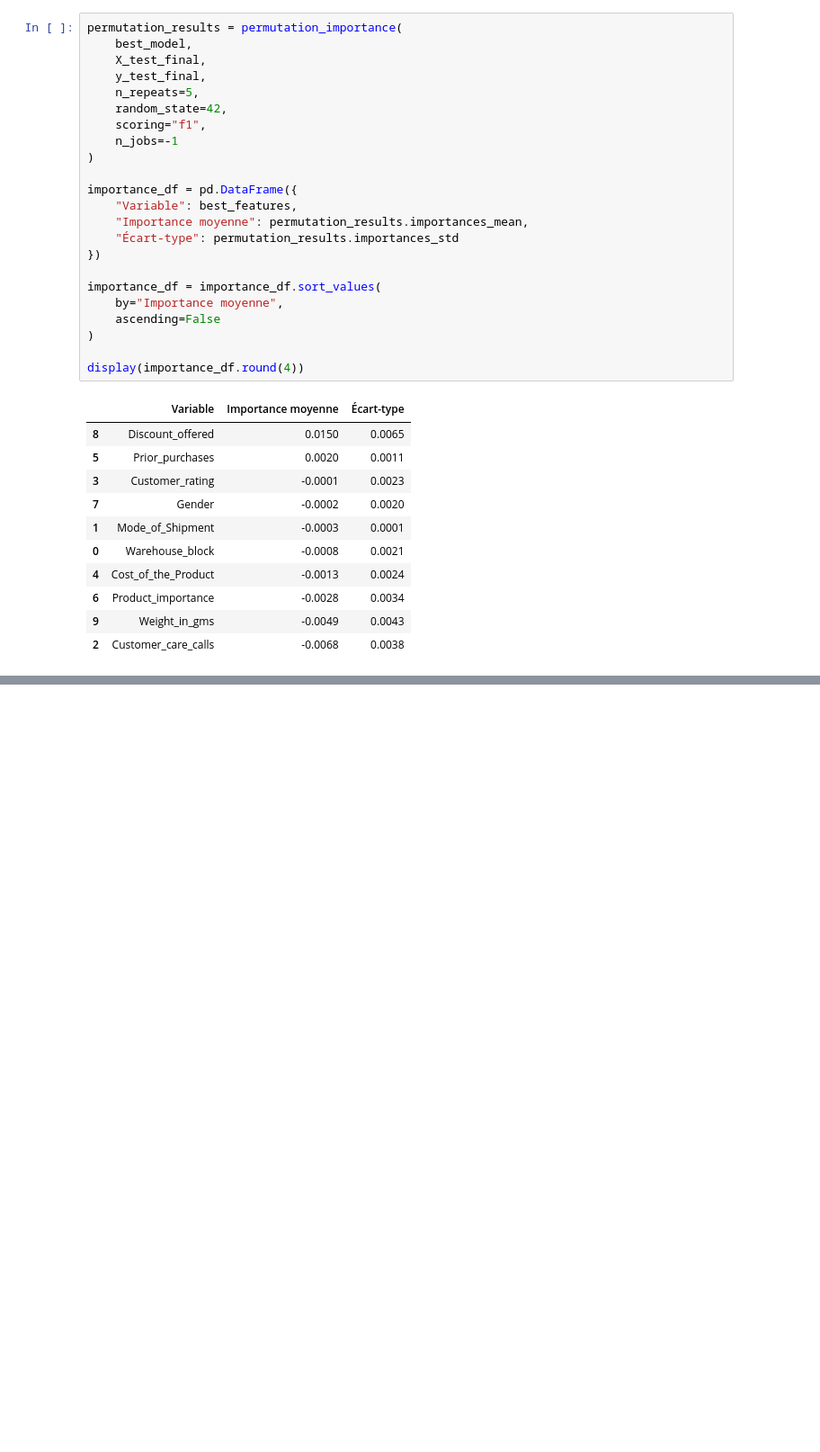
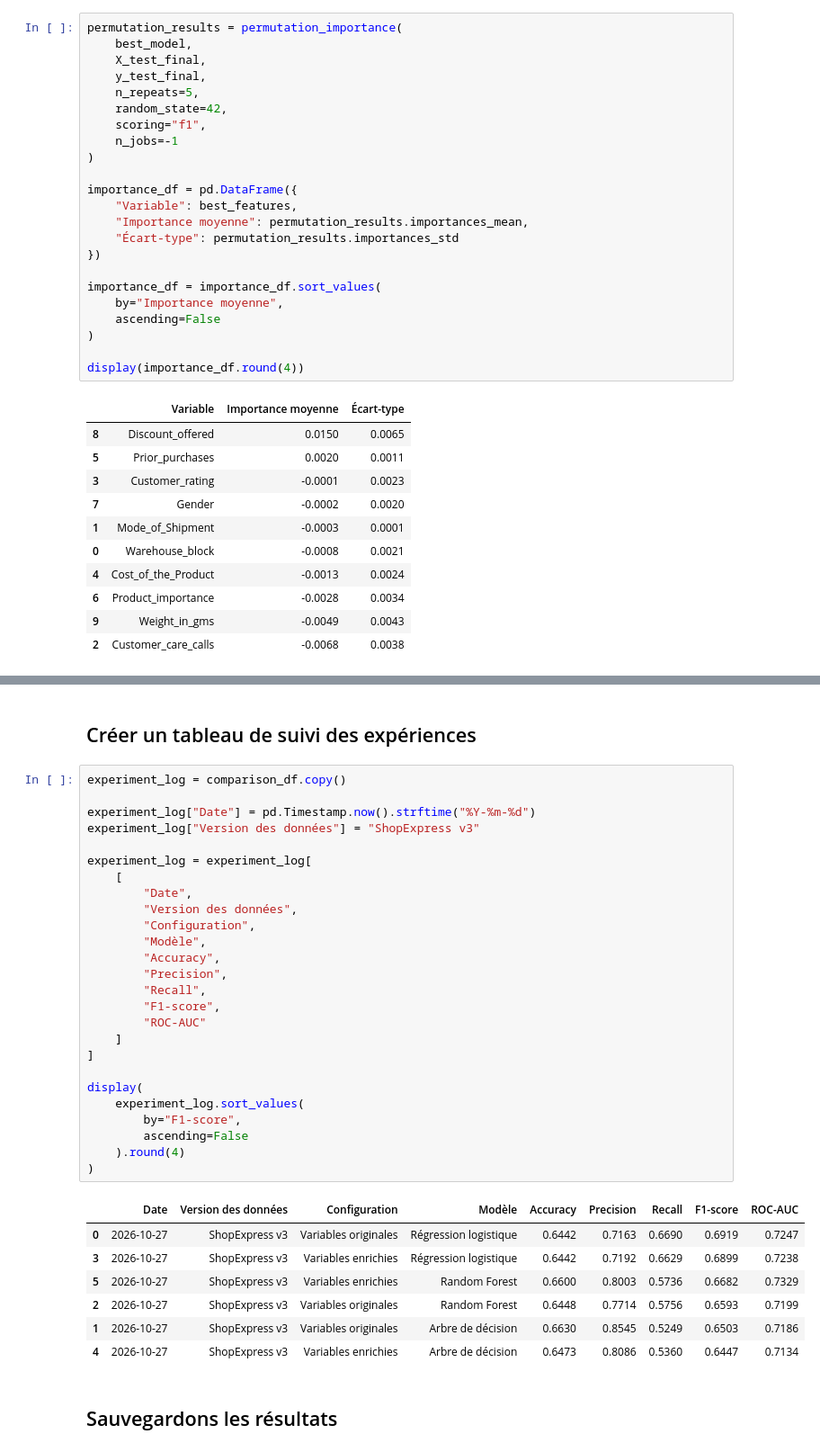
Before and after one commit to nadiagouroubera40-debug/Delais_de_Livraison, a Jupyter notebook: livraison.ipynb, the cells around one changed output, grey strips where cells are left out. Shown at 90% size. Cells and saved outputs as stored; diff of their text form; blank space fills up the shorter version.

```diff
--- a/livraison.ipynb
+++ b/livraison.ipynb
@@ -1515,0 +1564,38 @@ display(importance_df.round(4))
+# %% [markdown]
+## Créer un tableau de suivi des expériences
+# %%
+experiment_log = comparison_df.copy()
+
+experiment_log["Date"] = pd.Timestamp.now().strftime("%Y-%m-%d")
+experiment_log["Version des données"] = "ShopExpress v3"
+
+experiment_log = experiment_log[
+    [
+        "Date",
+        "Version des données",
+        "Configuration",
+        "Modèle",
+        "Accuracy",
+        "Precision",
+        "Recall",
+        "F1-score",
+        "ROC-AUC"
+    ]
+]
+
+display(
+    experiment_log.sort_values(
+        by="F1-score",
+        ascending=False
+    ).round(4)
+)
+# %% [output]
+|  | Date | Version des données | Configuration | Modèle | Accuracy | Precision | Recall | F1-score | ROC-AUC |
+| 0 | 2026-10-27 | ShopExpress v3 | Variables originales | Régression logistique | 0.6442 | 0.7163 | 0.6690 | 0.6919 | 0.7247 |
+| 3 | 2026-10-27 | ShopExpress v3 | Variables enrichies | Régression logistique | 0.6442 | 0.7192 | 0.6629 | 0.6899 | 0.7238 |
+| 5 | 2026-10-27 | ShopExpress v3 | Variables enrichies | Random Forest | 0.6600 | 0.8003 | 0.5736 | 0.6682 | 0.7329 |
+| 2 | 2026-10-27 | ShopExpress v3 | Variables originales | Random Forest | 0.6448 | 0.7714 | 0.5756 | 0.6593 | 0.7199 |
+| 1 | 2026-10-27 | ShopExpress v3 | Variables originales | Arbre de décision | 0.6630 | 0.8545 | 0.5249 | 0.6503 | 0.7186 |
+| 4 | 2026-10-27 | ShopExpress v3 | Variables enrichies | Arbre de décision | 0.6473 | 0.8086 | 0.5360 | 0.6447 | 0.7134 |
+# %% [markdown]
+## Sauvegardons les résultats
```
Also changed, not shown: parts of 15 cells of this notebook, 2 other files.
